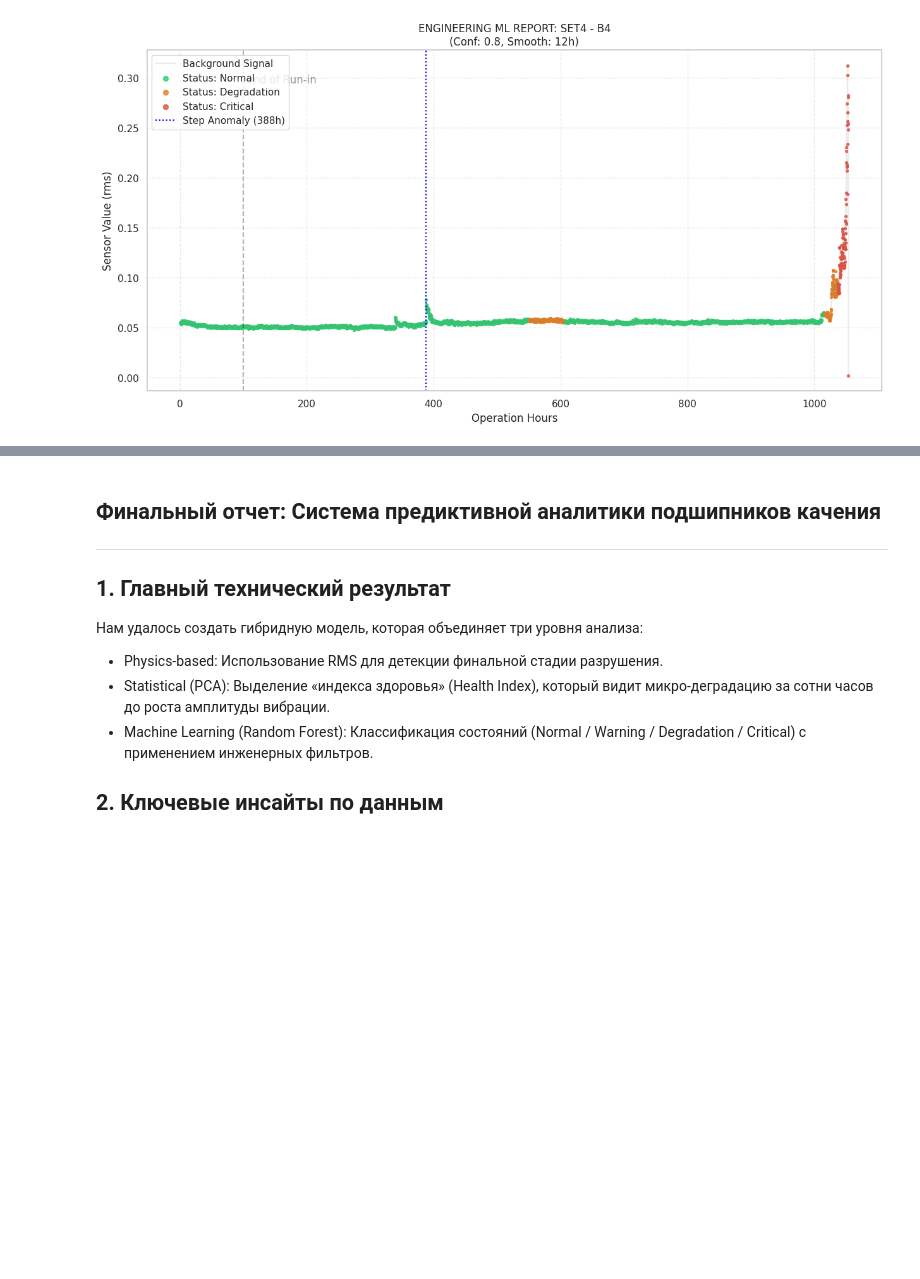
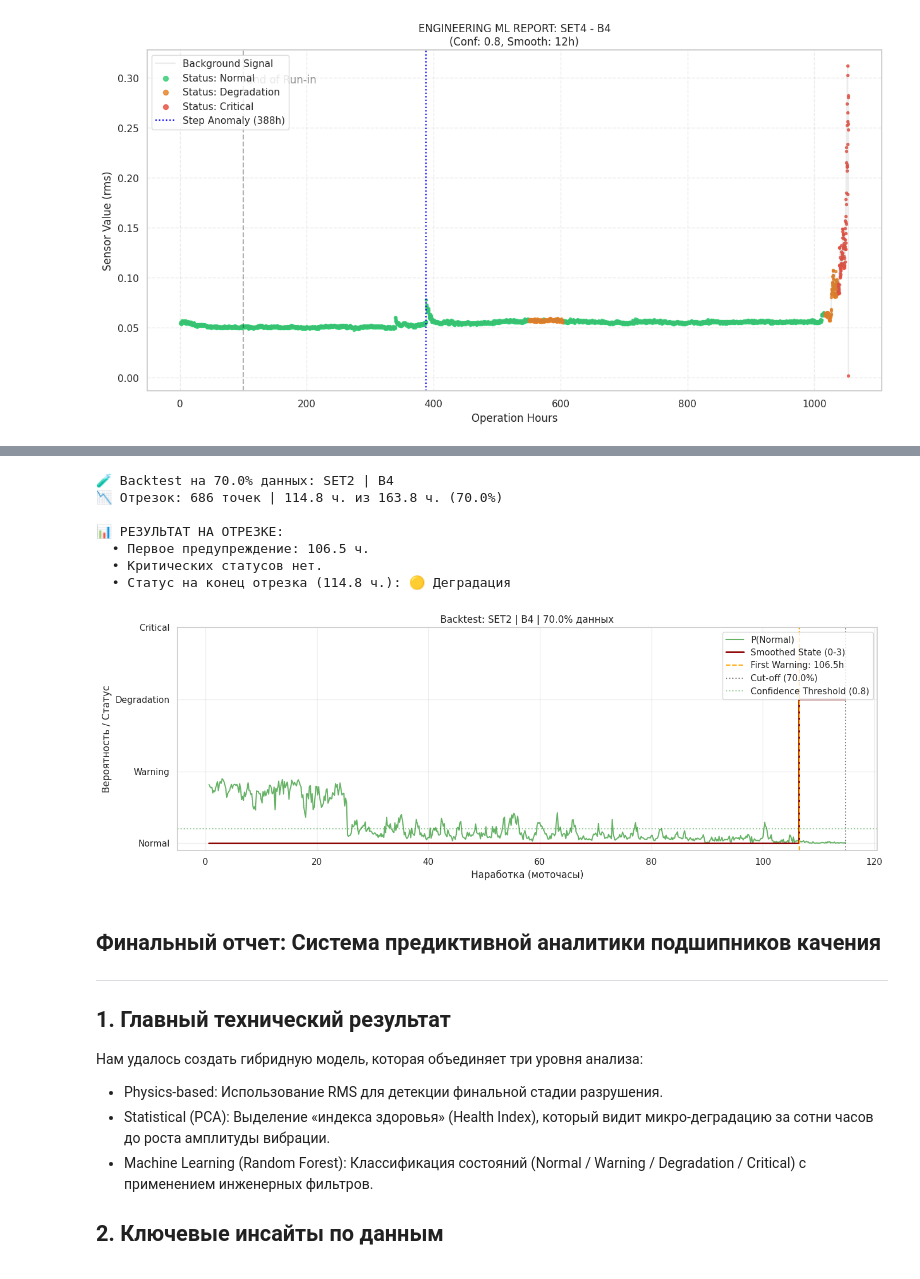
Before and after one commit to czeberyak/industrial-health-index-pdm, a Jupyter notebook: notebooks/industrial-health-index-pdm.ipynb, the cells around one changed output, grey strips where cells are left out. Saved outputs shown, nothing was run; the diff lists cells and outputs as text; code cells hidden in the pictures; blank space fills up the shorter version.

Commit message:
feat: код для проверки на частичных данных

```diff
--- a/notebooks/industrial-health-index-pdm.ipynb
+++ b/notebooks/industrial-health-index-pdm.ipynb
@@ -1030,34 +1025,6 @@ def get_advanced_features(df_bearing_stats, bearing_id, window_size=5):
 # %% [markdown]
 Шаг 2: Логика разметки (Labeling) по процентам
 Теперь реализуем ту самую «умную» разметку на 4 класса, привязанную к процентам деградации после точки FPT.
-# %%
-def assign_labels_by_percent(df, fpt_time):
-    """
-    Размечает данные на 4 класса на основе прогресса деградации.
-    """
-    labels = []
-    max_time = df['op_hours'].max()
-
-    # Период деградации (от обнаружения до финала)
-    degradation_period = max_time - fpt_time
-
-    for _, row in df.iterrows():
-        t = row['op_hours']
-
-        if t < fpt_time:
-            labels.append(0)  # Normal
-        else:
-            # Считаем прогресс внутри фазы деградации (0.0 to 1.0)
-            progress = (t - fpt_time) / degradation_period
-
-            if progress <= 0.20:
-                labels.append(1)  # Warning (Первые 20%)
-            elif progress <= 0.85:
-                labels.append(2)  # Degradation (Основной путь)
-            else:
-                labels.append(3)  # Critical (Последние 15%)
-
-    return np.array(labels)
 # %%
 def assign_labels_by_percent(df, fpt_time):
     """
@@ -1506,3 +1573,16 @@ plot_ml_prediction_v3('set4', 'b4', confidence_threshold=0.8, run_in_hours=100)
+# %%
+# Проверка на 80% данных Set 2, подшипник B3
+res = test_partial_prediction('set2', 'b4', fraction=0.70,
+                              confidence_threshold=0.8, run_in_hours=100, plot=True)
+# %% [output]
+🧪 Backtest на 70.0% данных: SET2 | B4
+📉 Отрезок: 686 точек | 114.8 ч. из 163.8 ч. (70.0%)
+
+📊 РЕЗУЛЬТАТ НА ОТРЕЗКЕ:
+  • Первое предупреждение: 106.5 ч.
+  • Критических статусов нет.
+  • Статус на конец отрезка (114.8 ч.): 🟡 Деградация
+[figure, added]
 # %% [markdown]
 ## Финальный отчет: Система предиктивной аналитики подшипников качения
 ------------------------------
```
Also changed, not shown: parts of 10 cells of this notebook.
